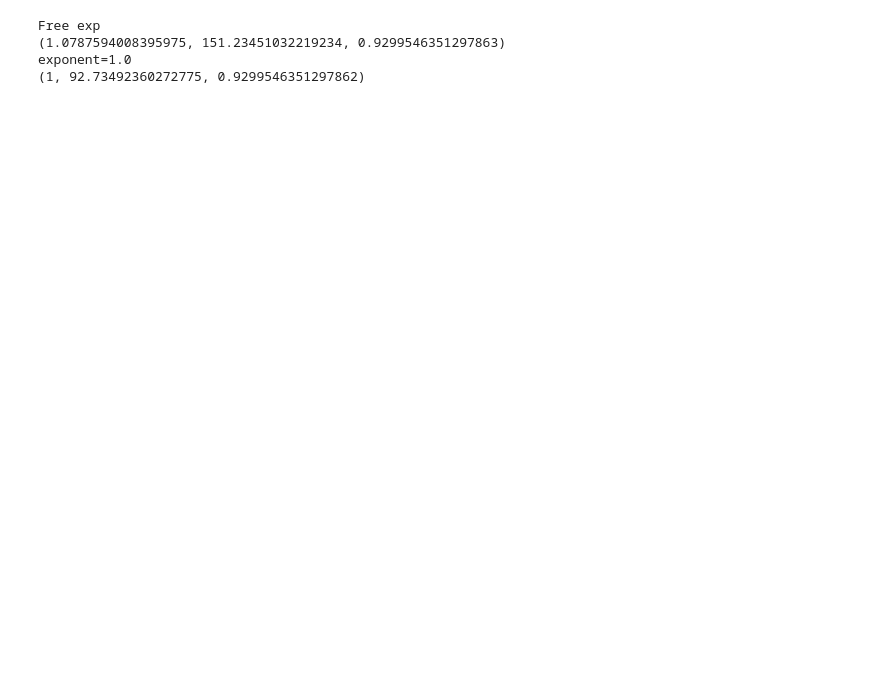
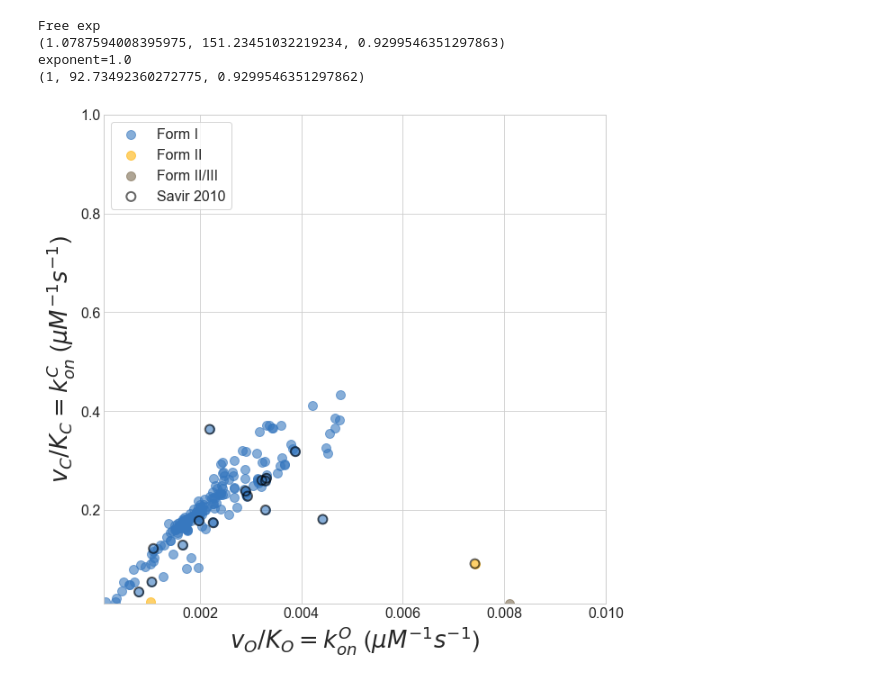
Before and after one commit to flamholz/rubisco, a Jupyter notebook: notebooks/Figure5 konC konO.ipynb, the cells around one changed output. Drawn from its saved outputs; the diff is of its cells as text; code cells hidden in the pictures; blank space fills up the shorter version.

```diff
--- a/notebooks/Figure5 konC konO.ipynb
+++ b/notebooks/Figure5 konC konO.ipynb
@@ -258,3 +309,50 @@ Free exp
 (1.0787594008395975, 151.23451032219234, 0.9299546351297863)
 exponent=1.0
 (1, 92.73492360272775, 0.9299546351297862)
+# %%
+# Mechanistic proposal #2 from Savir - k_onC vs k_onO.
+# Plotting in linear scale.
+figure = plt.figure(figsize=(10,10))
+seaborn.set_style('whitegrid')
+colors = seaborn.color_palette("BrBG", 10)
+
+groups = {'1': 'I',
+          '2': 'II',
+          '2_3': 'II/III',
+          '3': 'III'}
+
+for i, (group, gdf) in enumerate(grouped_form):
+    if group == '3':
+        continue
+    label = 'Form %s' % groups[group]
+    c = matplotlib.colors.rgb2hex(named_colors[i])
+    plt.scatter(gdf.kon_O, gdf.kon_C,  c=c, s=100, label=label, alpha=0.6)
+
+# Plot our regression and CI
+#xs = np.arange(1e-4, 2e-2, 0.01)
+#c = matplotlib.colors.rgb2hex(named_colors[0])
+#power_laws.plot_bootstrapped_ci(xs, exponents, prefactors, figure=figure, color=c,
+#                                lw=4, plot_range=False)
+
+# Savir power law, inferred
+#plt.plot(xs, np.power(xs, exp_savir)*pre_savir, c='grey', lw=2, ls='--')
+
+# Show savir data with an outline
+plt.scatter(savir_df.kon_O, savir_df.kon_C, c='None', edgecolors='k',
+            linewidths=2, s=100, label='Savir 2010', alpha=0.6, zorder=10)
+
+plt.legend(loc=2, fontsize=16, frameon=True)
+plt.xlabel('$v_O / K_O = k_{on}^O$ ($\mu M^{-1} s^{-1}$)', fontsize=26)
+plt.ylabel('$v_C / K_C = k_{on}^C$ ($\mu M^{-1} s^{-1}$)', fontsize=26)
+plt.xticks(fontsize=16)
+plt.yticks(fontsize=16)
+
+plt.xlim(1e-4, 1e-2)
+plt.ylim(1e-2, 1)
+
+plt.savefig('fig5/fig5_konC_konO_FI_linear.png', dpi=600)
+plt.savefig('fig5/fig5_konC_konO_FI_linear.svg')
+
+plt.show()
+# %% [output]
+[figure, added]
```
Also changed, not shown: parts of 6 cells of this notebook, 35 other files.
